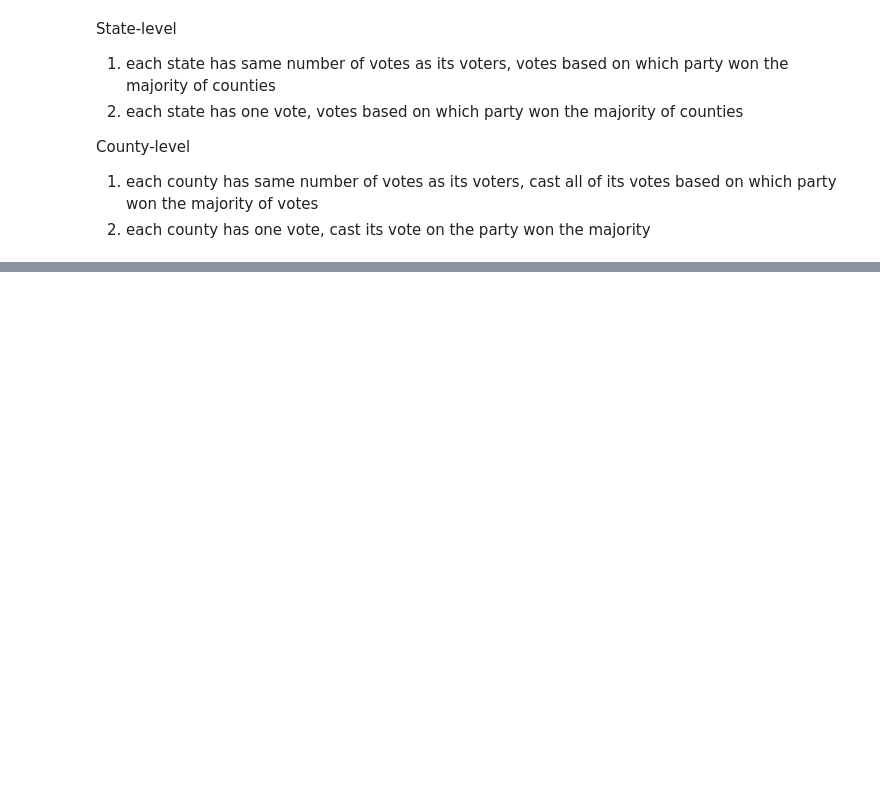
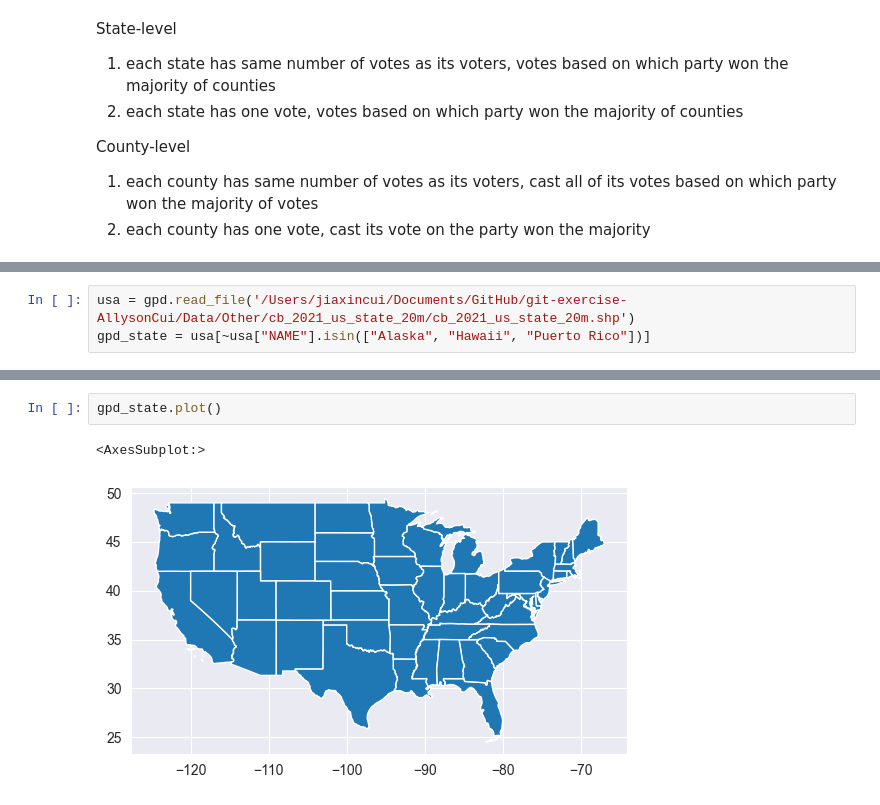
Before and after one commit to AllysonCui/ECO225, a Jupyter notebook: Code/Project 1/Project 1 Draft.ipynb, the cells around one changed output, grey strips where cells are left out. Saved outputs shown, nothing was run; the diff lists cells and outputs as text; blank space fills up the shorter version.

```diff
--- a/Code/Project 1/Project 1 Draft.ipynb
+++ b/Code/Project 1/Project 1 Draft.ipynb
@@ -182,0 +188,3 @@ County-level
+# %%
+usa = gpd.read_file('/Users/jiaxincui/Documents/GitHub/git-exercise-AllysonCui/Data/Other/cb_2021_us_state_20m/cb_2021_us_state_20m.shp')
+gpd_state = usa[~usa["NAME"].isin(["Alaska", "Hawaii", "Puerto Rico"])]
@@ -182,0 +220,5 @@ County-level
+# %%
+gpd_state.plot()
+# %% [output]
+<AxesSubplot:>
+[figure, added]
```
Also changed, not shown: parts of 8 cells of this notebook, 3 other files.
